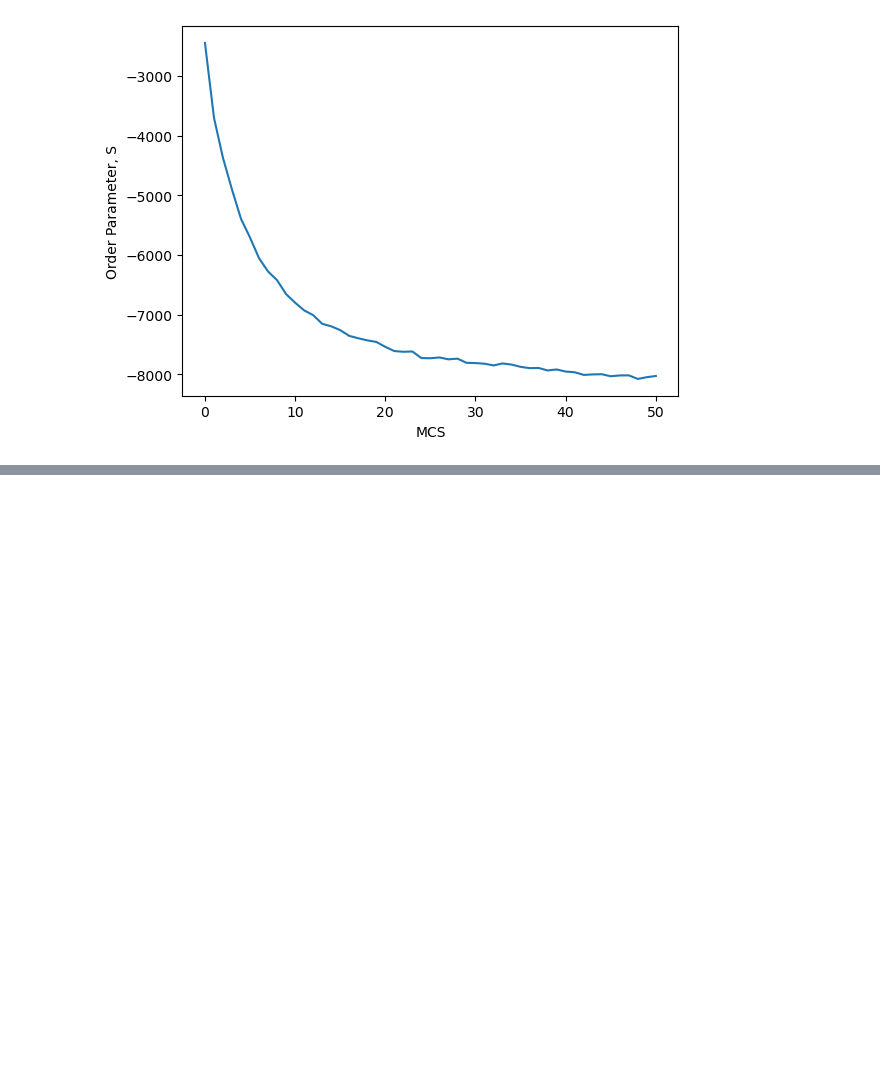
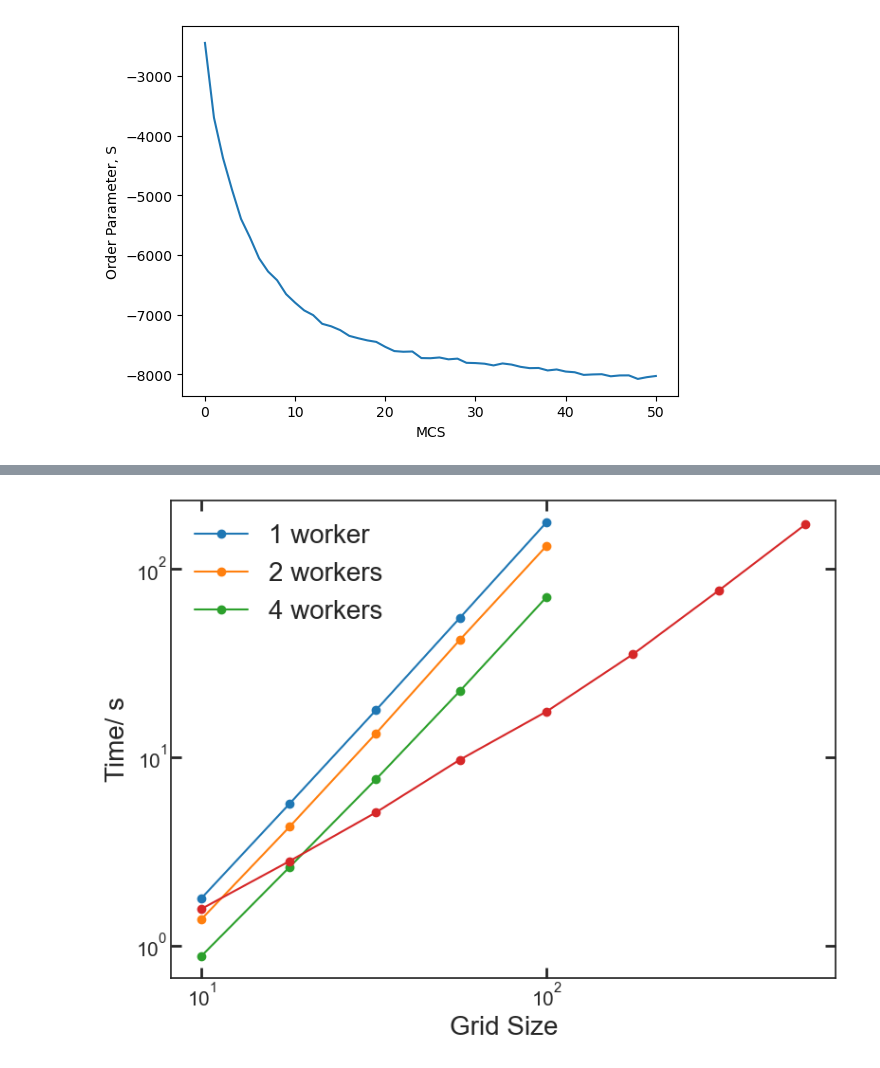
Before and after one commit to adamjharrison/LebwohlLasher_Project, a Jupyter notebook: Plots.ipynb, the cells around one changed output, grey strips where cells are left out. Cells and saved outputs as stored; diff of their text form; code cells hidden in the pictures; blank space fills up the shorter version.

```diff
--- a/Plots.ipynb
+++ b/Plots.ipynb
@@ -42,0 +128,23 @@ plt.show()
+# %%
+serial = pd.read_csv("timings-serial.csv", header=0, delimiter=",")
+mpi2 = pd.read_csv("timings-mpi2.csv", header=0, delimiter=",")
+mpi4 = pd.read_csv("timings-mpi4.csv", header=0, delimiter=",")
+plt.style.use('seaborn-v0_8-white')
+fig, ax = plt.subplots(figsize=(8, 6))
+serial.groupby(['Size']).mean().plot(marker="o", ax=ax)
+mpi2.groupby(['Size']).mean().plot(marker="o", ax=ax)
+mpi4.groupby(['Size']).mean().plot(marker="o", ax=ax)
+numpy.groupby(['Size']).mean().plot(marker="o", ax=ax)
+ax.set_yscale('log')
+ax.set_xscale('log')
+ax.legend(['1 worker','2 workers','4 workers'],fontsize=20)
+plt.xlabel("Grid Size",fontsize=20)
+plt.ylabel("Time/ s",fontsize=20)
+plt.tick_params(direction="in",labelsize=15,axis='both',length=8,width=2)
+plt.tight_layout()
+ax.xaxis.set_ticks_position('both')
+ax.yaxis.set_ticks_position('both')
+plt.savefig('MPI-Speedup.png')
+plt.show()
+# %% [output]
+[figure, added]
```
Also changed, not shown: parts of 8 cells of this notebook, 9 other files.
